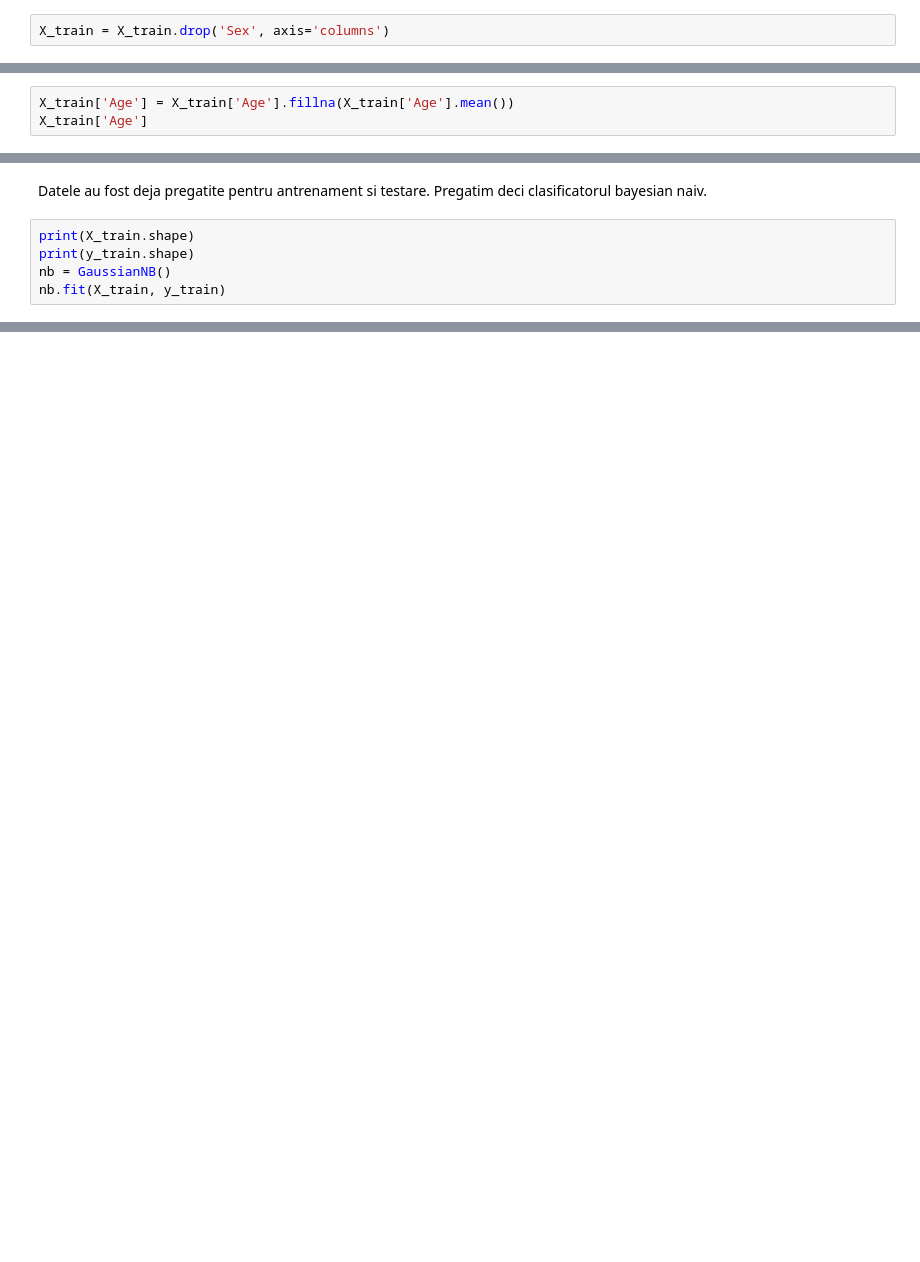
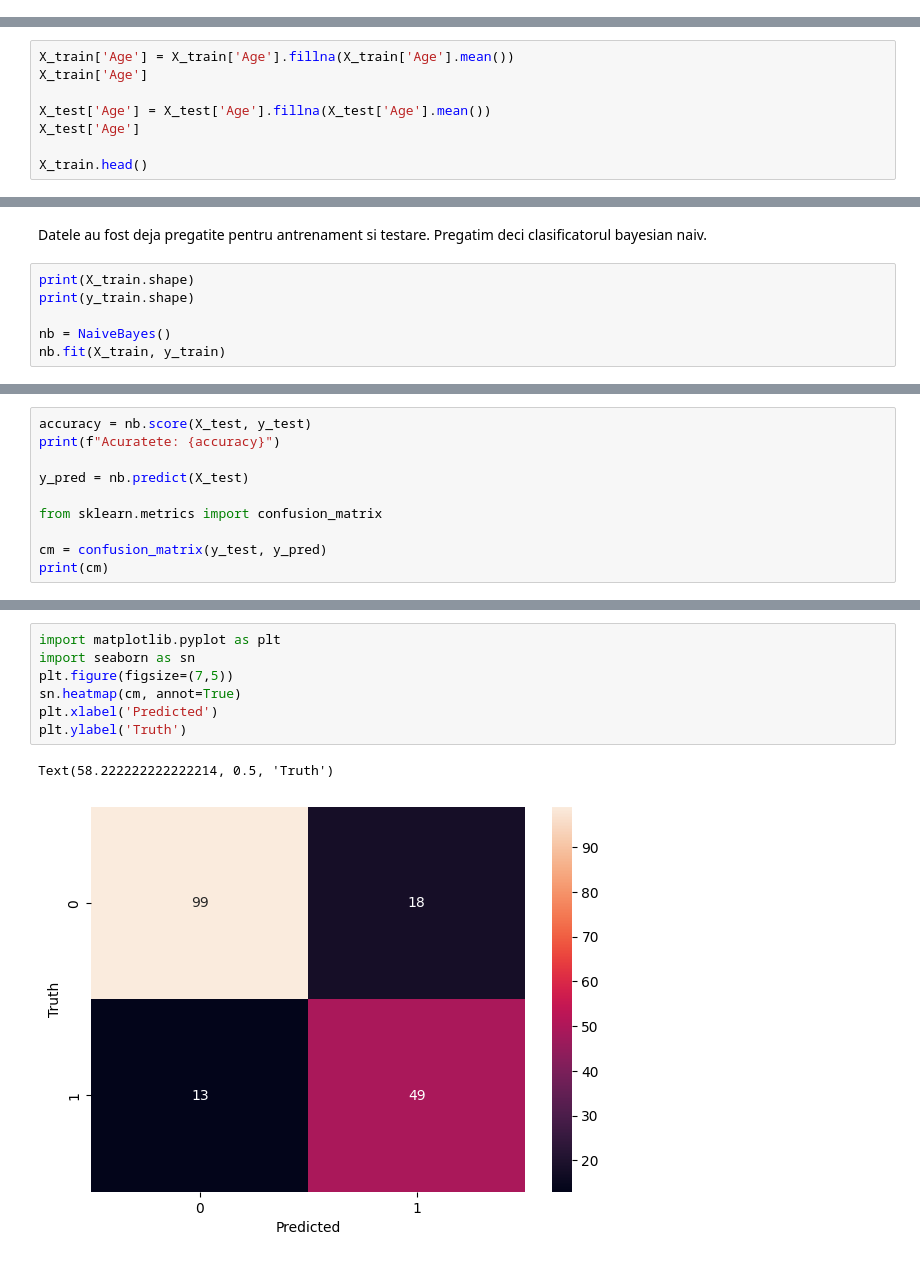
Before and after one commit to andreidumitras/Labs-SI, a Jupyter notebook: lab04/naive_bayes.ipynb, the cells around one changed output, grey strips where cells are left out. Drawn from its saved outputs; the diff is of its cells as text; blank space fills up the shorter version.

```diff
--- a/lab04/naive_bayes.ipynb
+++ b/lab04/naive_bayes.ipynb
@@ -140,5 +163,3 @@ X_train.head()
-# %%
-X_train = X_train.drop('Sex', axis='columns')
 # %% [markdown]
 Verificam inconsistenta valorilor
 # %%
@@ -152,3 +194,8 @@ Inlocuim valorile NaN cu media varstelor din dataset.
 # %%
 X_train['Age'] = X_train['Age'].fillna(X_train['Age'].mean())
 X_train['Age']
+
+X_test['Age'] = X_test['Age'].fillna(X_test['Age'].mean())
+X_test['Age']
+
+X_train.head()
@@ -157,5 +211,6 @@ Datele au fost deja pregatite pentru antrenament si testare. Pregatim deci clasi
 # %%
 print(X_train.shape)
 print(y_train.shape)
-nb = GaussianNB()
+
+nb = NaiveBayes()
 nb.fit(X_train, y_train)
@@ -163,0 +221,10 @@ accuracy = nb.score(X_test)
+# %%
+accuracy = nb.score(X_test, y_test)
+print(f"Acuratete: {accuracy}")
+
+y_pred = nb.predict(X_test)
+
+from sklearn.metrics import confusion_matrix
+
+cm = confusion_matrix(y_test, y_pred)
+print(cm)
@@ -163,0 +235,10 @@ accuracy = nb.score(X_test)
+# %%
+import matplotlib.pyplot as plt
+import seaborn as sn
+plt.figure(figsize=(7,5))
+sn.heatmap(cm, annot=True)
+plt.xlabel('Predicted')
+plt.ylabel('Truth')
+# %% [output]
+Text(58.222222222222214, 0.5, 'Truth')
+[figure, added]
```
Also changed, not shown: parts of 17 cells of this notebook, 1 other file.
